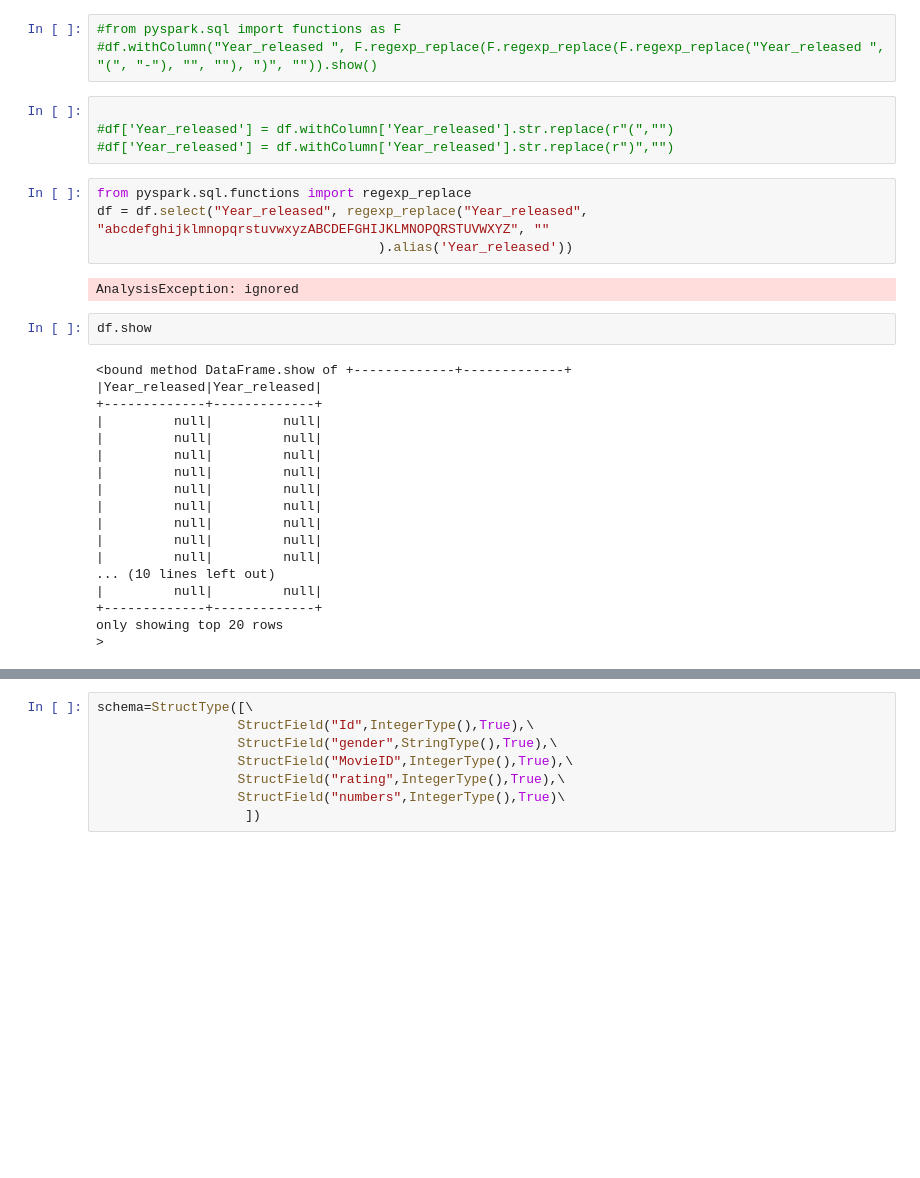
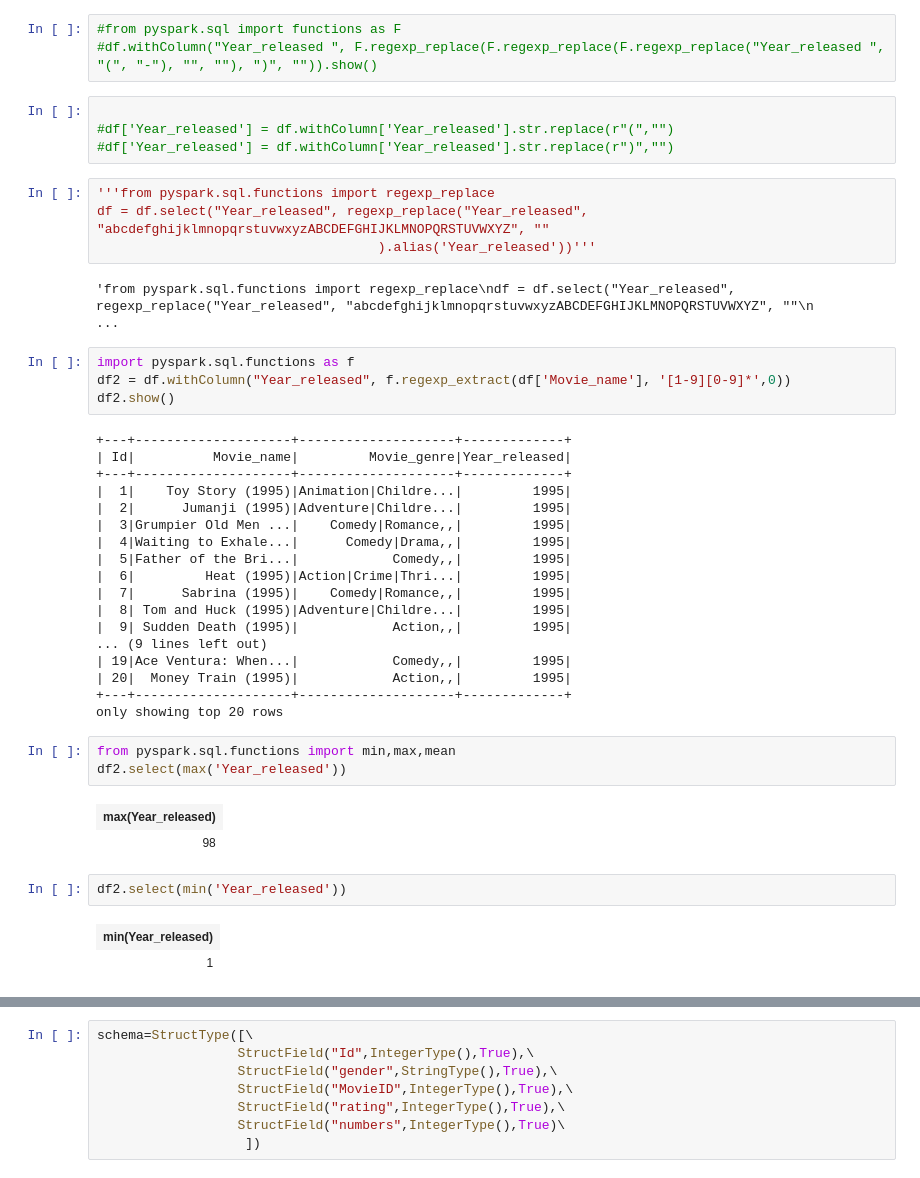
Before and after one commit to pritu16/PySpark_colab, a Jupyter notebook: Testing (1).ipynb, the cells around one changed output, grey strips where cells are left out. Cells and saved outputs as stored; diff of their text form; blank space fills up the shorter version.

```diff
--- a/Testing (1).ipynb
+++ b/Testing (1).ipynb
@@ -138,36 +138,49 @@ TypeError: ignored
 # %%
 #from pyspark.sql import functions as F
 #df.withColumn("Year_released ", F.regexp_replace(F.regexp_replace(F.regexp_replace("Year_released ", "(", "-"), "", ""), ")", "")).show()
+# %%
+
+#df['Year_released'] = df.withColumn['Year_released'].str.replace(r"(","")
+#df['Year_released'] = df.withColumn['Year_released'].str.replace(r")","")
 # %%
-
-#df['Year_released'] = df.withColumn['Year_released'].str.replace(r"(","")
-#df['Year_released'] = df.withColumn['Year_released'].str.replace(r")","")
+'''from pyspark.sql.functions import regexp_replace
+df = df.select("Year_released", regexp_replace("Year_released", "abcdefghijklmnopqrstuvwxyzABCDEFGHIJKLMNOPQRSTUVWXYZ", ""
+                                    ).alias('Year_released'))'''
+# %% [output]
+'from pyspark.sql.functions import regexp_replace\ndf = df.select("Year_released", regexp_replace("Year_released", "abcdefghijklmnopqrstuvwxyzABCDEFGHIJKLMNOPQRSTUVWXYZ", ""\n                          ...
 # %%
-from pyspark.sql.functions import regexp_replace
-df = df.select("Year_released", regexp_replace("Year_released", "abcdefghijklmnopqrstuvwxyzABCDEFGHIJKLMNOPQRSTUVWXYZ", ""
-                                    ).alias('Year_released'))
+import pyspark.sql.functions as f
+df2 = df.withColumn("Year_released", f.regexp_extract(df['Movie_name'], '[1-9][0-9]*',0))
+df2.show()
 # %% [output]
-AnalysisException: ignored
++---+--------------------+--------------------+-------------+
+| Id|          Movie_name|         Movie_genre|Year_released|
++---+--------------------+--------------------+-------------+
+|  1|    Toy Story (1995)|Animation|Childre...|         1995|
+|  2|      Jumanji (1995)|Adventure|Childre...|         1995|
+|  3|Grumpier Old Men ...|    Comedy|Romance,,|         1995|
+|  4|Waiting to Exhale...|      Comedy|Drama,,|         1995|
+|  5|Father of the Bri...|            Comedy,,|         1995|
+|  6|         Heat (1995)|Action|Crime|Thri...|         1995|
+|  7|      Sabrina (1995)|    Comedy|Romance,,|         1995|
+|  8| Tom and Huck (1995)|Adventure|Childre...|         1995|
+|  9| Sudden Death (1995)|            Action,,|         1995|
+... (9 lines left out)
+| 19|Ace Ventura: When...|            Comedy,,|         1995|
+| 20|  Money Train (1995)|            Action,,|         1995|
++---+--------------------+--------------------+-------------+
+only showing top 20 rows
 # %%
-df.show
+from pyspark.sql.functions import min,max,mean
+df2.select(max('Year_released'))
 # %% [output]
-<bound method DataFrame.show of +-------------+-------------+
-|Year_released|Year_released|
-+-------------+-------------+
-|         null|         null|
-|         null|         null|
-|         null|         null|
-|         null|         null|
-|         null|         null|
-|         null|         null|
-|         null|         null|
-|         null|         null|
-|         null|         null|
-... (10 lines left out)
-|         null|         null|
-+-------------+-------------+
-only showing top 20 rows
->
+| max(Year_released) |
+| 98 |
+# %%
+df2.select(min('Year_released'))
+# %% [output]
+| min(Year_released) |
+| 1 |
 # %%
 #8
 from google.colab import files
```
Also changed, not shown: parts of 6 cells of this notebook.
